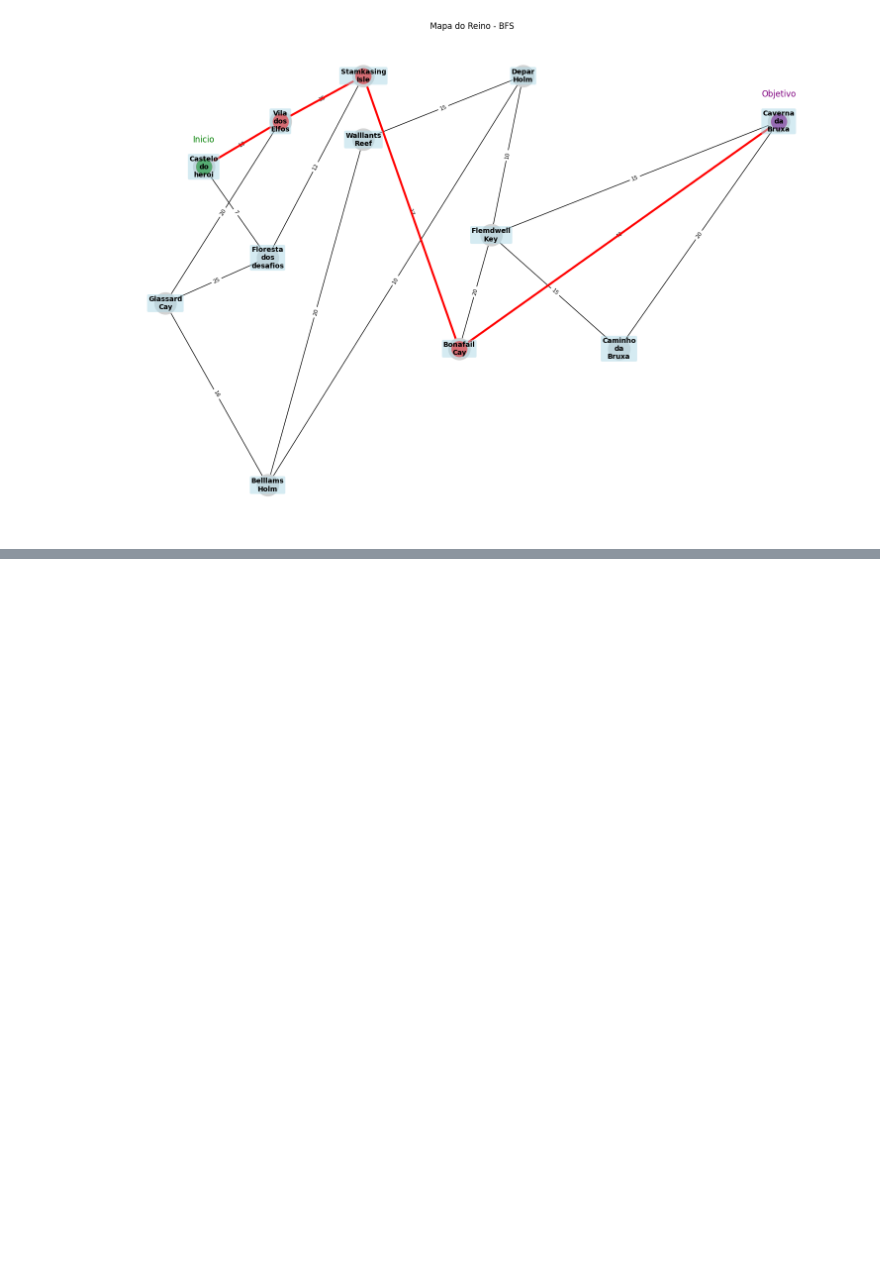
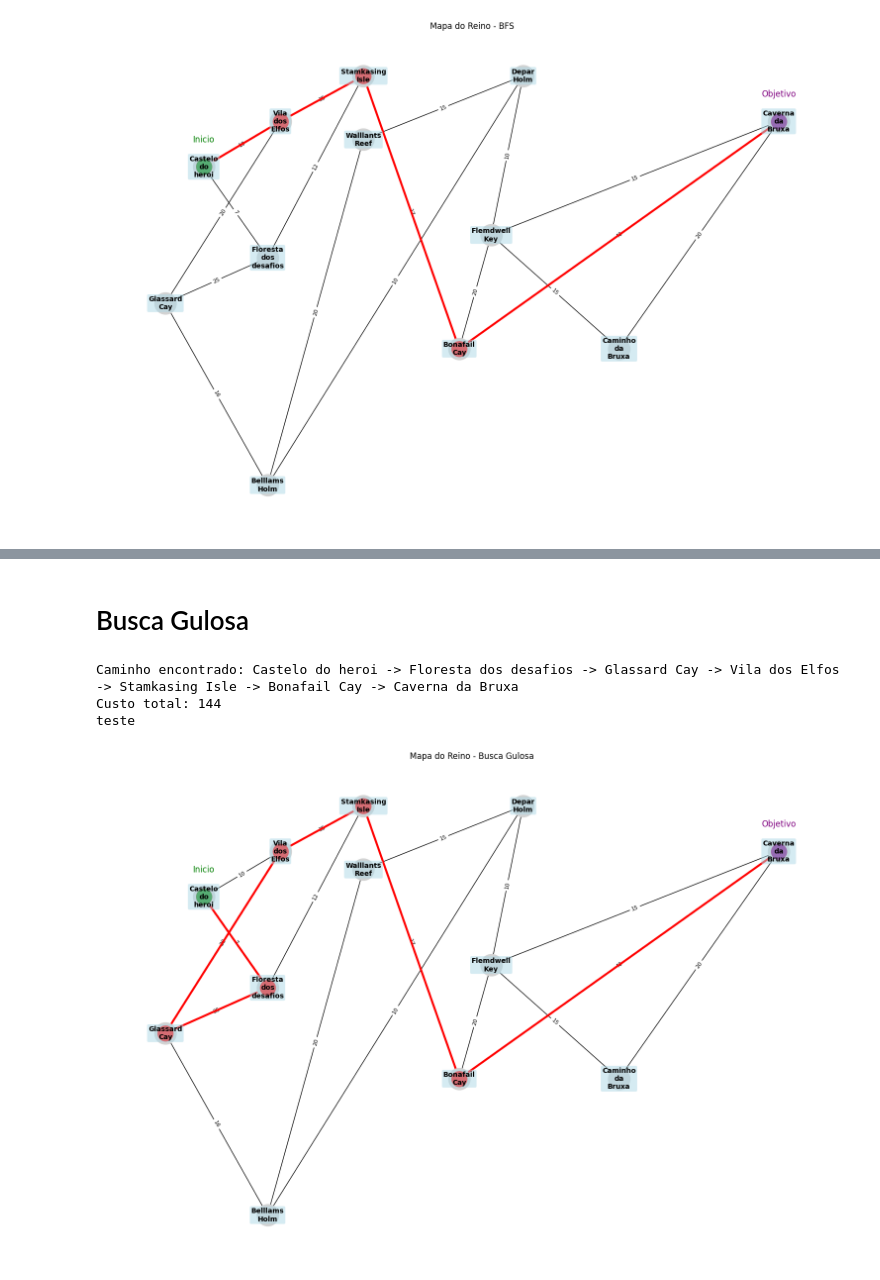
Before and after one commit to LeonardoRaiz/FATEC, a Jupyter notebook: Aulas/IA/2025-2/Aula 02/Aula 02.ipynb, the cells around one changed output, grey strips where cells are left out. Cells and saved outputs as stored; diff of their text form; code cells hidden in the pictures; blank space fills up the shorter version.

```diff
--- a/Aulas/IA/2025-2/Aula 02/Aula 02.ipynb
+++ b/Aulas/IA/2025-2/Aula 02/Aula 02.ipynb
@@ -138,0 +178,2 @@ teste
+# %% [markdown]
+# Busca Gulosa
@@ -138,0 +195,38 @@ teste
+# %%
+def busca_gulosa_game(grafo, inicio, objetivo, heuristica):
+    fronteira = [(heuristica[inicio], [inicio], 0)]
+    visitados = set()
+
+    while fronteira:
+        _, caminho, custo_total = heapq.heappop(fronteira)
+        no_atual = caminho[-1]
+
+        if no_atual == objetivo:
+            return caminho, custo_total
+
+        if no_atual not in visitados:
+            visitados.add(no_atual)
+            for vizinho in grafo[no_atual]:
+                if vizinho not in visitados:
+                    novo_custo = custo_total + grafo[no_atual][vizinho]['weight']
+                    novo_caminho = caminho + [vizinho]
+                    heapq.heappush(fronteira, (heuristica[vizinho], novo_caminho, novo_custo))
+
+    return None, 0
+# %%
+inicio_heroi = "Castelo do heroi"
+objetivo_heroi = "Caverna da Bruxa"
+
+caminho_busca_gulosa, custo_busca_gulosa = busca_gulosa_game(G_game, inicio_heroi, objetivo_heroi, heuristica_game)
+
+if caminho_busca_gulosa:
+    print(f"Caminho encontrado: {' -> '.join(caminho_busca_gulosa)}")
+    print(f"Custo total: {custo_busca_gulosa}")
+    plot_mapa(G_game, caminho_busca_gulosa, titulo='Mapa do Reino - Busca Gulosa')
+else:
+    print("Deu errado!")
+# %% [output]
+Caminho encontrado: Castelo do heroi -> Floresta dos desafios -> Glassard Cay -> Vila dos Elfos -> Stamkasing Isle -> Bonafail Cay -> Caverna da Bruxa
+Custo total: 144
+teste
+[figure, added]
```
Also changed, not shown: parts of 4 cells of this notebook, 1 other file.
